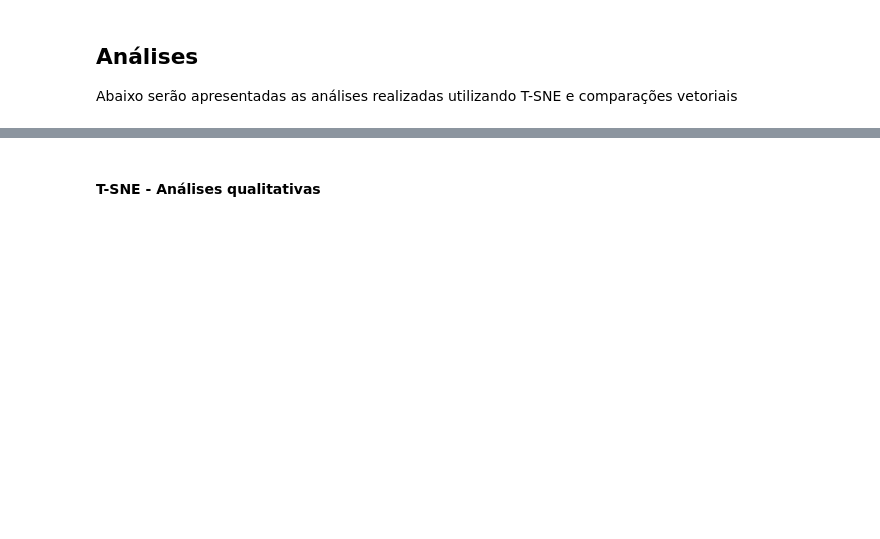
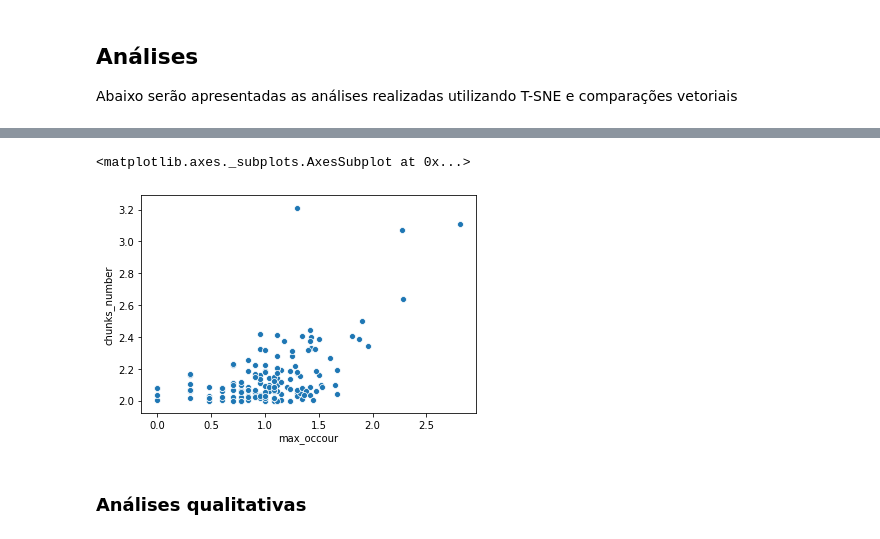
Before and after one commit to iperoyg/conversation-representation, a Jupyter notebook: DeepNLP_ProjetoFinal.ipynb, the cells around one changed output, grey strips where cells are left out. Cells and saved outputs as stored; diff of their text form; code cells hidden in the pictures; blank space fills up the shorter version.

```diff
--- a/DeepNLP_ProjetoFinal.ipynb
+++ b/DeepNLP_ProjetoFinal.ipynb
@@ -27,5 +144,10 @@ Abaixo serão apresentadas as análises realizadas utilizando T-SNE e comparaç
+# %%
+seaborn.scatterplot(np.log10(df['max_occour']), np.log10(df['chunks_number']))
+# %% [output]
+<matplotlib.axes._subplots.AxesSubplot at 0x...>
+[figure, added]
 # %% [markdown]
-#### T-SNE - Análises qualitativas
+### Análises qualitativas
 # %%
 def get_for_plot(chunks, column_id="new_id", n_c = 2):
 
```
Also changed, not shown: parts of 32 cells of this notebook, 3 other files.
